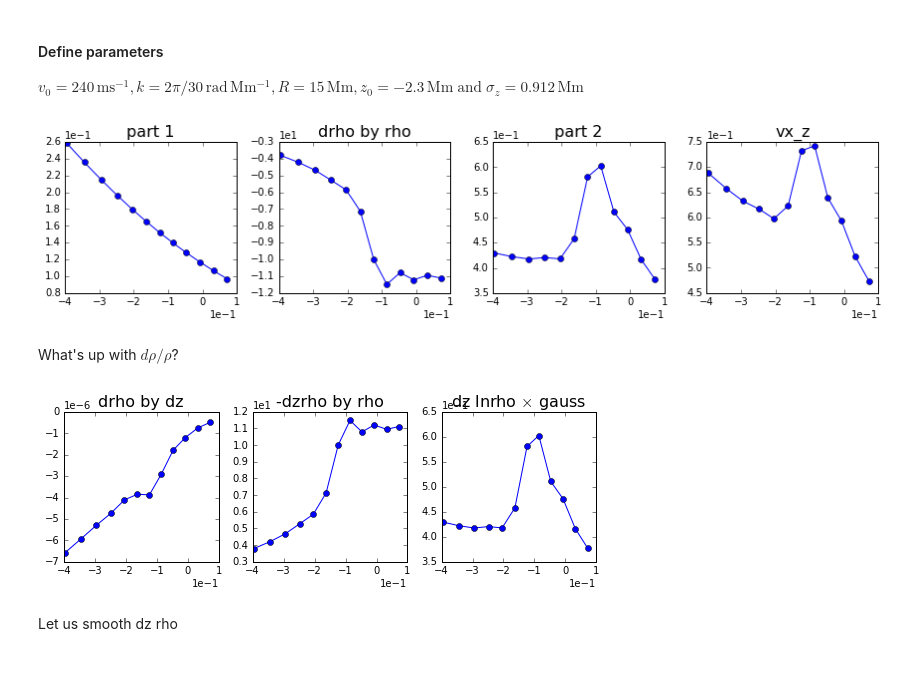
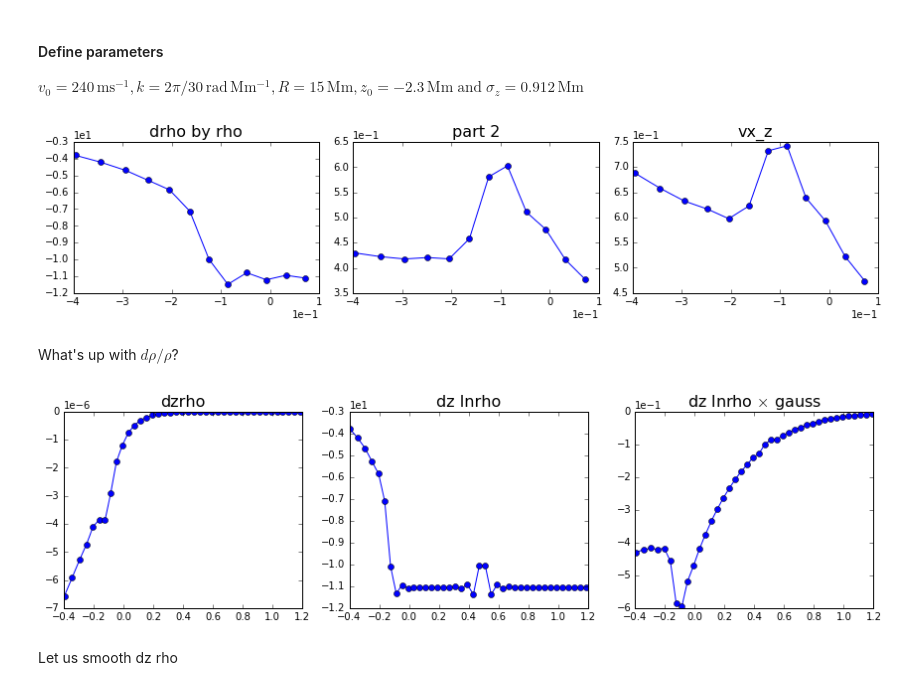
Before and after one commit to jishnub/sparc_flows, a Jupyter notebook: smoothed_velocity_potential.ipynb, the cells around one changed output. Drawn from its saved outputs; the diff is of its cells as text; code cells hidden in the pictures.

```diff
--- a/smoothed_velocity_potential.ipynb
+++ b/smoothed_velocity_potential.ipynb
@@ -18,13 +18,18 @@ def fitsread(f): return np.squeeze(pyfits.getdata(f)).byteswap().newbyteorder()
 Lx=read_params.get_xlength()
 nx=read_params.get_nx()
 x=np.linspace(-Lx/2,Lx/2,nx,endpoint=False)
-z=np.loadtxt(read_params.get_solarmodel(),usecols=[0])
+z,c,rho,p,g,gamma=np.loadtxt(read_params.get_solarmodel(),usecols=range(6),unpack=True)
 Rsun = 6.95989467700E2
 z=(z-1)*Rsun
 
-c,rho = np.loadtxt(read_params.get_solarmodel(),usecols=[1,2],unpack=True)
-c.shape += (1,)
-rho.shape += (1,)
+def two_d(a): return a[:,np.newaxis]
+
+c = two_d(c)
+rho = two_d(rho)
+p = two_d(p)
+g = two_d(g)
+gamma = two_d(gamma)
+
 c = c/100 # Convert to m/s
 
 def ind_x(x): return int((x/Lx+1/2)*nx)
@@ -40,17 +45,6 @@ def ddz(arr):
     numerator = np.zeros(arr.shape,order='F')
     dbyd2.dbyd2(numerator,arr,1)
     return (numerator/dbyd2_z).T
-
-def ddz_2p(arr):
-    arr = np.squeeze(arr)
-    dz = np.gradient(z)
-    if len(arr.shape)==1:
-        darr = np.gradient(arr)
-    else:
-        darr = np.gradient(arr)[0]
-        dz.shape+=(1,)
-
-    return darr/dz
 # %% [output]
 The Cython extension is already loaded. To reload it, use:
   %reload_ext Cython
@@ -123,22 +111,19 @@ z_left = -0.4; z_right = 0.1
 
 def surface(arr): return arr[ind_z(z_left):ind_z(z_right)]
 
-plt.subplot(141)
-plt.plot(surface(z),surface(vx_z_1),'-o')
-plt.title("part 1",fontsize=16)
-plt.ticklabel_format(style="sci",scilimits=(0,0))
+gl=plotc.gridlist(1,3)
 
-plt.subplot(142)
+plt.subplot(next(gl))
 plt.plot(surface(z),surface(drho_by_rho),'-o')
 plt.title("drho by rho",fontsize=16)
 plt.ticklabel_format(style="sci",scilimits=(0,0))
 
-plt.subplot(143)
+plt.subplot(next(gl))
 plt.plot(surface(z),surface(vx_z_2),'-o')
 plt.title("part 2",fontsize=16)
 plt.ticklabel_format(style="sci",scilimits=(0,0))
 
-plt.subplot(144)
+plt.subplot(next(gl))
 plt.plot(surface(z),surface(vx_z),'-o');
 plt.title("vx_z",fontsize=16)
 plt.ticklabel_format(style="sci",scilimits=(0,0))
@@ -146,32 +131,35 @@ plt.ticklabel_format(style="sci",scilimits=(0,0))
 plt.gcf().set_size_inches(12,3)
 plt.tight_layout()
 # %% [output]
-[figure, old version]
+[figure, new version]
 # %% [markdown]
 What's up with $d\rho/\rho$?
 # %%
 plt.subplot(131)
 drho = ddz(rho).flatten()
-plt.plot(surface(z),surface(drho),'-o');
+dlnrho = ddz(np.log(rho)).flatten()
+
+left_ind = 260
+
+plt.plot(z[left_ind:],drho[left_ind:],'-o');
 plt.ticklabel_format(style="sci",scilimits=(0,0))
-plt.title("drho by dz",fontsize=16)
+plt.title("dzrho",fontsize=16)
 
 plt.subplot(132)
-drho_by_rho = -ddz(rho).flatten()/rho.flatten()
-plt.plot(surface(z),surface(drho_by_rho),'-o');
+plt.plot(z[left_ind:],dlnrho[left_ind:],'-o');
 plt.ticklabel_format(style="sci",scilimits=(0,0))
-plt.title("-dzrho by rho",fontsize=16)
+plt.title("dz lnrho",fontsize=16)
 
 plt.subplot(133)
-drho_by_rho = -ddz(rho).flatten()/rho.flatten()
-drho_by_rho_gaussian = drho_by_rho*np.exp(-(z-z0)**2/(2*sigmaz**2))
-plt.plot(surface(z),surface(drho_by_rho_gaussian),'-o');
+dlnrho_gaussian = dlnrho*np.exp(-(z-z0)**2/(2*sigmaz**2))
+
+plt.plot(z[left_ind:],dlnrho_gaussian[left_ind:],'-o');
 plt.ticklabel_format(style="sci",scilimits=(0,0))
 plt.title(r"dz lnrho $\times$ gauss",fontsize=16)
 
-plt.gcf().set_size_inches(8,3)
+plt.gcf().set_size_inches(12,3.5)
 plt.tight_layout()
 # %% [output]
-[figure, old version]
+[figure, new version]
 # %% [markdown]
 Let us smooth dz rho
```
Also changed, not shown: parts of 15 cells of this notebook, 6 other files.
